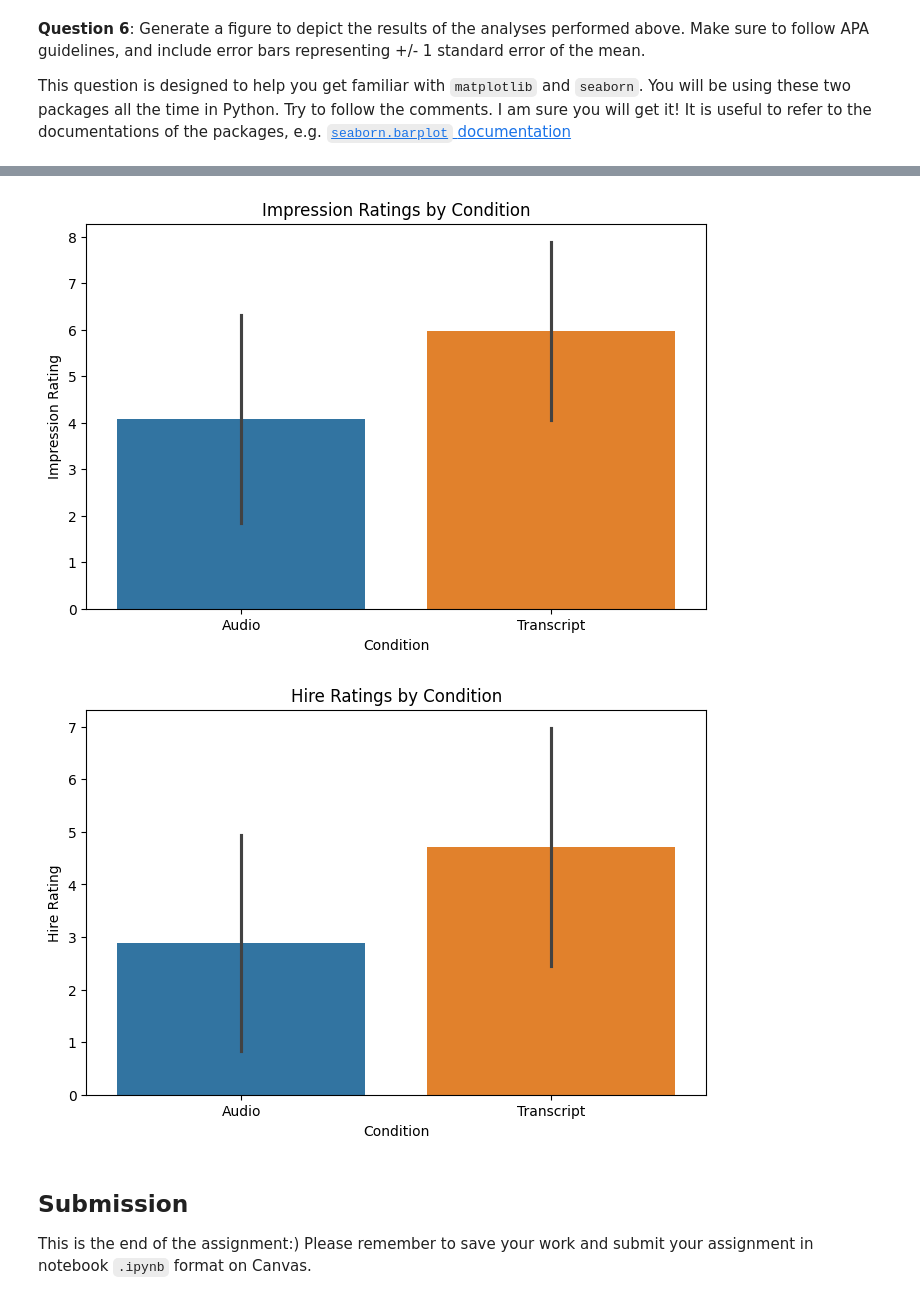
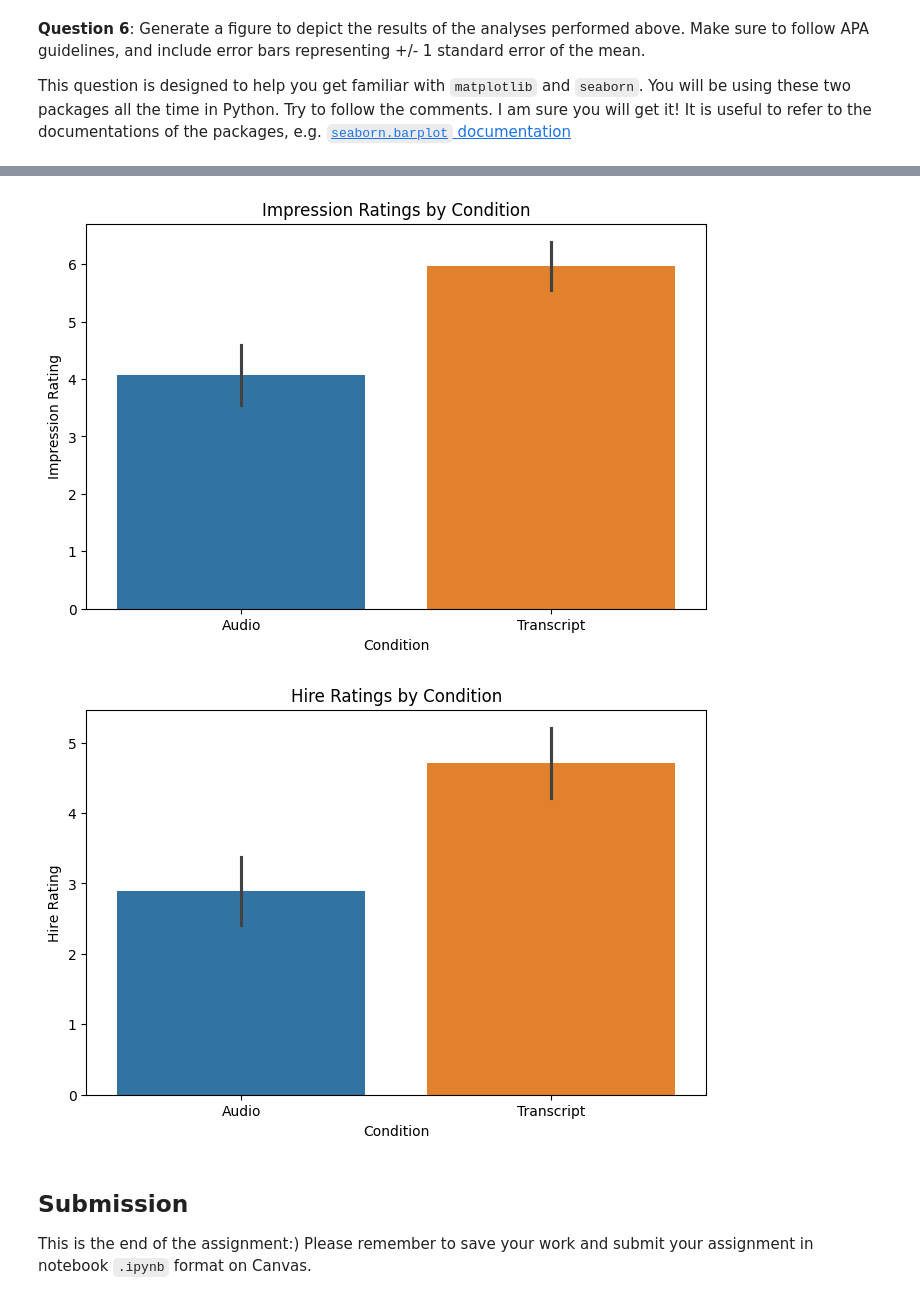
Before and after one commit to npisar/SI313-homework, a Jupyter notebook: code assignments/pisarczyk_T-Tests.ipynb, the cells around one changed output, grey strips where cells are left out. Drawn from its saved outputs; the diff is of its cells as text; code cells hidden in the pictures.

```diff
--- a/code assignments/pisarczyk_T-Tests.ipynb
+++ b/code assignments/pisarczyk_T-Tests.ipynb
@@ -284,12 +284,14 @@ APA guidelines, and include error bars representing +/- 1 standard error of the
 
 This question is designed to help you get familiar with `matplotlib` and `seaborn`. You will be using these two packages all the time in Python. Try to follow the comments. I am sure you will get it! It is useful to refer to the documentations of the packages, e.g. [`seaborn.barplot` documentation](https://seaborn.pydata.org/generated/seaborn.barplot.html)
 # %%
+### Edited to use Standard Error instead of Standard Deviation for error bars ###
+
 # Intellect_Rating Means
 plt.figure(figsize=(8,5)) # Set up the size of the figure
 
 # We will create a bar plot using `seaborn`.
 # It takes in the data, the variable for the x-axis, the variable for the y-axis. We set up the errorbar for you.
-sns.barplot(data=df, x='CONDITION', y='Intellect_Rating', errorbar='sd', hue='CONDITION', legend=False)
+sns.barplot(data=df, x='CONDITION', y='Intellect_Rating', errorbar='se', hue='CONDITION', legend=False)
 
 # Every plot should have a nice labelling, including title, axis labels.
 # Set up the title, x-axis label, y-axis label for your bar plot.
@@ -316,7 +318,7 @@ plt.figure(figsize=(8,5)) # Set up the size of the figure
 
 # We will create a bar plot using `seaborn`.
 # It takes in the data, the variable for the x-axis, the variable for the y-axis. We set up the errorbar for you.
-sns.barplot(data=df, x='CONDITION', y='Impression_Rating', errorbar='sd', hue='CONDITION', legend=False)
+sns.barplot(data=df, x='CONDITION', y='Impression_Rating', errorbar='se', hue='CONDITION', legend=False)
 
 # Every plot should have a nice labelling, including title, axis labels.
 # Set up the title, x-axis label, y-axis label for your bar plot.
@@ -343,7 +345,7 @@ plt.figure(figsize=(8,5)) # Set up the size of the figure
 
 # We will create a bar plot using `seaborn`.
 # It takes in the data, the variable for the x-axis, the variable for the y-axis. We set up the errorbar for you.
-sns.barplot(data=df, x='CONDITION', y='Hire_Rating', errorbar='sd', hue='CONDITION', legend=False)
+sns.barplot(data=df, x='CONDITION', y='Hire_Rating', errorbar='se', hue='CONDITION', legend=False)
 
 # Every plot should have a nice labelling, including title, axis labels.
 # Set up the title, x-axis label, y-axis label for your bar plot.
@@ -361,5 +363,5 @@ plt.show()
-[figure, old version]
+[figure, new version]
-[figure, old version]
+[figure, new version]
 # %% [markdown]
 ## Submission
 
```
Also changed, not shown: parts of 1 cell of this notebook.
